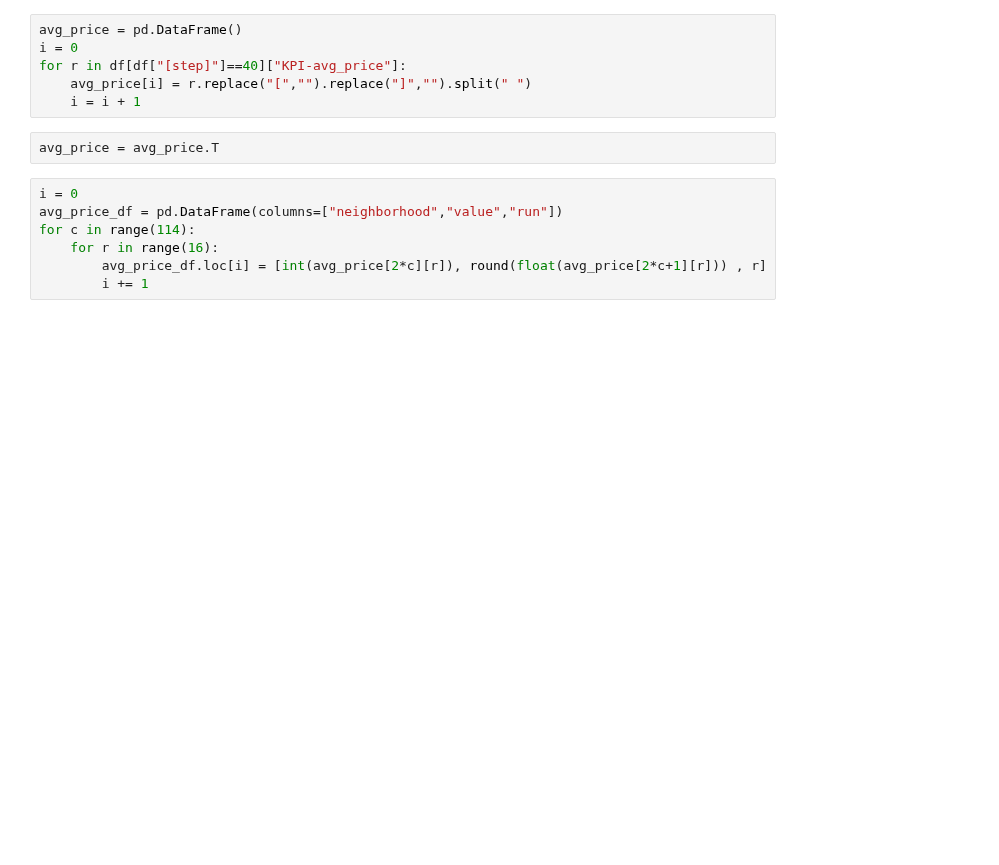
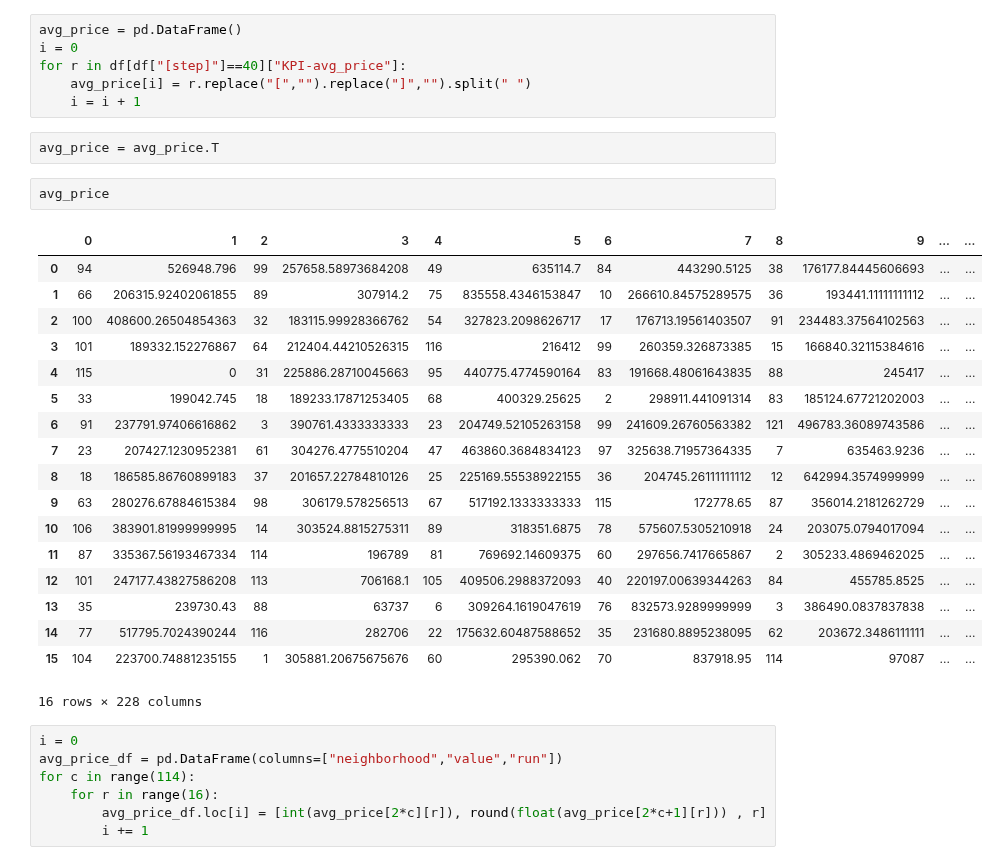
Before and after one commit to J-h-V/OpenDataDenHaag, a Jupyter notebook: Python/Verification Normal Runs.ipynb, the cells around one changed output. Drawn from its saved outputs; the diff is of its cells as text; blank space fills up the shorter version.

```diff
--- a/Python/Verification Normal Runs.ipynb
+++ b/Python/Verification Normal Runs.ipynb
@@ -18,6 +18,27 @@ for r in df[df["[step]"]==40]["KPI-avg_price"]:
     i = i + 1
 # %%
 avg_price = avg_price.T
+# %%
+avg_price
+# %% [output]
+|  | 0 | 1 | 2 | 3 | 4 | 5 | 6 | 7 | 8 | 9 | ... | ... |
+| 0 | 94 | 526948.796 | 99 | 257658.58973684208 | 49 | 635114.7 | 84 | 443290.5125 | 38 | 176177.84445606693 | ... | ... |
+| 1 | 66 | 206315.92402061855 | 89 | 307914.2 | 75 | 835558.4346153847 | 10 | 266610.84575289575 | 36 | 193441.11111111112 | ... | ... |
+| 2 | 100 | 408600.26504854363 | 32 | 183115.99928366762 | 54 | 327823.2098626717 | 17 | 176713.19561403507 | 91 | 234483.37564102563 | ... | ... |
+| 3 | 101 | 189332.152276867 | 64 | 212404.44210526315 | 116 | 216412 | 99 | 260359.326873385 | 15 | 166840.32115384616 | ... | ... |
+| 4 | 115 | 0 | 31 | 225886.28710045663 | 95 | 440775.4774590164 | 83 | 191668.48061643835 | 88 | 245417 | ... | ... |
+| 5 | 33 | 199042.745 | 18 | 189233.17871253405 | 68 | 400329.25625 | 2 | 298911.441091314 | 83 | 185124.67721202003 | ... | ... |
+| 6 | 91 | 237791.97406616862 | 3 | 390761.4333333333 | 23 | 204749.52105263158 | 99 | 241609.26760563382 | 121 | 496783.36089743586 | ... | ... |
+| 7 | 23 | 207427.1230952381 | 61 | 304276.4775510204 | 47 | 463860.3684834123 | 97 | 325638.71957364335 | 7 | 635463.9236 | ... | ... |
+| 8 | 18 | 186585.86760899183 | 37 | 201657.22784810126 | 25 | 225169.55538922155 | 36 | 204745.26111111112 | 12 | 642994.3574999999 | ... | ... |
+| 9 | 63 | 280276.67884615384 | 98 | 306179.578256513 | 67 | 517192.1333333333 | 115 | 172778.65 | 87 | 356014.2181262729 | ... | ... |
+| 10 | 106 | 383901.81999999995 | 14 | 303524.8815275311 | 89 | 318351.6875 | 78 | 575607.5305210918 | 24 | 203075.0794017094 | ... | ... |
+| 11 | 87 | 335367.56193467334 | 114 | 196789 | 81 | 769692.14609375 | 60 | 297656.7417665867 | 2 | 305233.4869462025 | ... | ... |
+| 12 | 101 | 247177.43827586208 | 113 | 706168.1 | 105 | 409506.2988372093 | 40 | 220197.00639344263 | 84 | 455785.8525 | ... | ... |
+| 13 | 35 | 239730.43 | 88 | 63737 | 6 | 309264.1619047619 | 76 | 832573.9289999999 | 3 | 386490.0837837838 | ... | ... |
+| 14 | 77 | 517795.7024390244 | 116 | 282706 | 22 | 175632.60487588652 | 35 | 231680.8895238095 | 62 | 203672.3486111111 | ... | ... |
+| 15 | 104 | 223700.74881235155 | 1 | 305881.20675675676 | 60 | 295390.062 | 70 | 837918.95 | 114 | 97087 | ... | ... |
+16 rows × 228 columns
 # %%
 i = 0
 avg_price_df = pd.DataFrame(columns=["neighborhood","value","run"])
```
Also changed, not shown: 4 other files.
